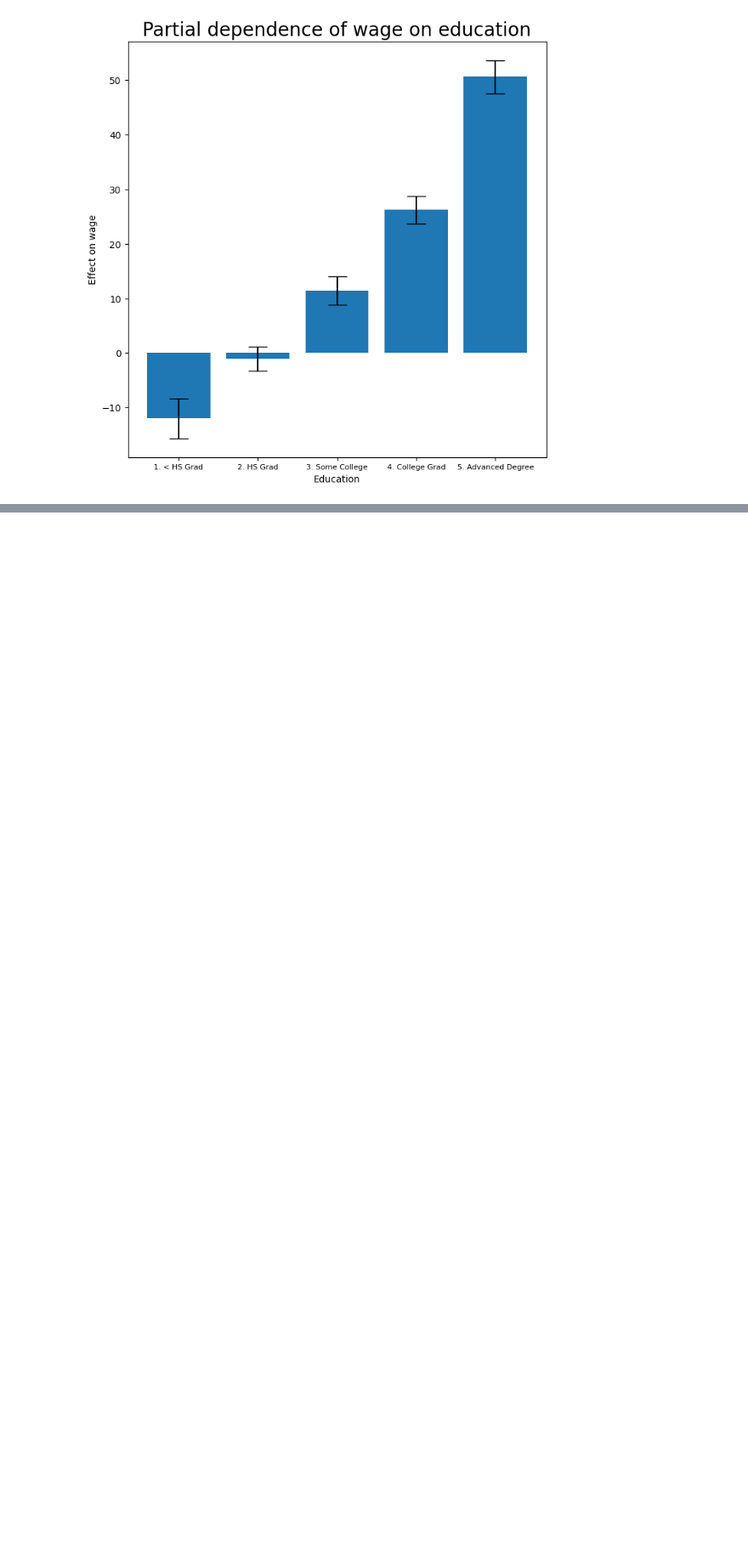
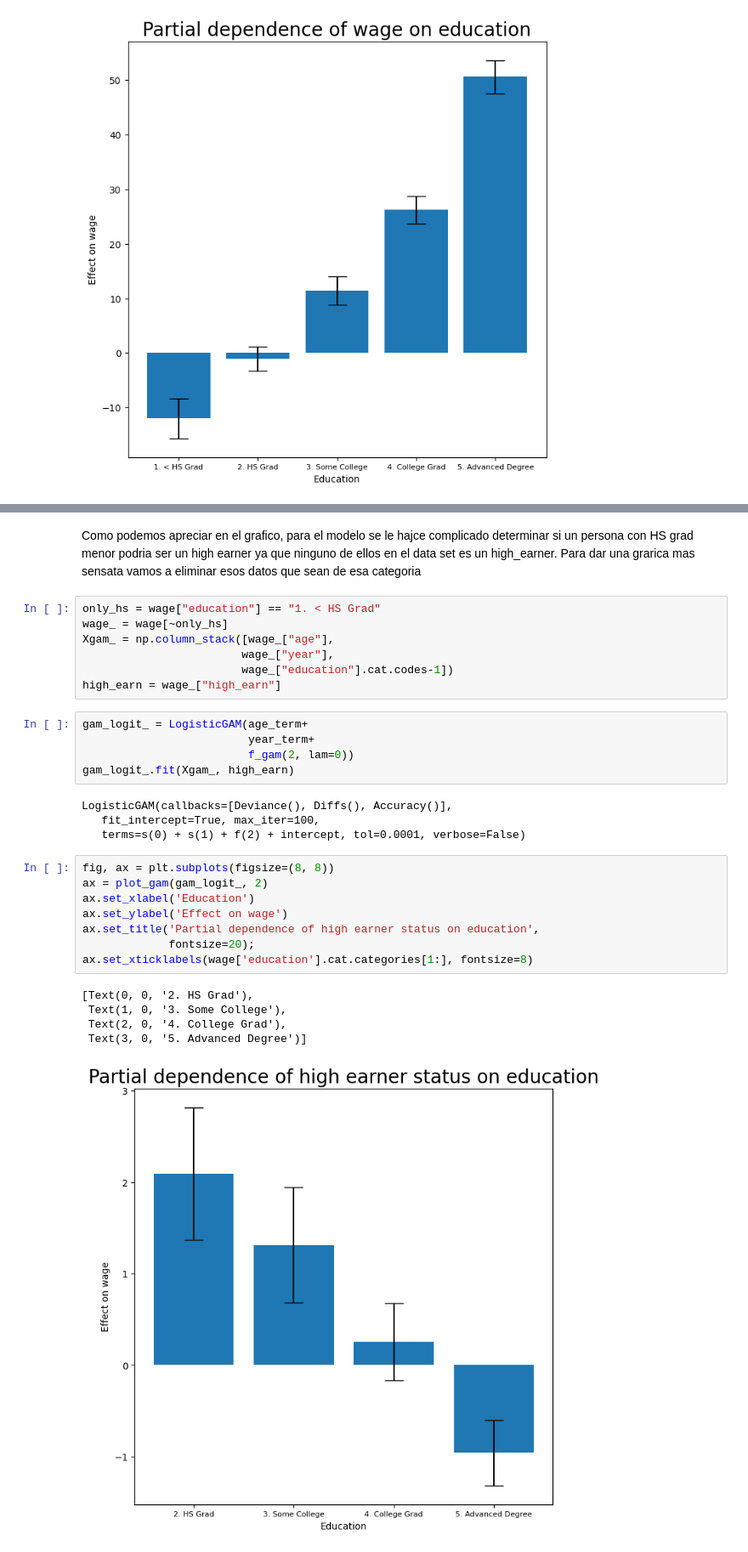
Before and after one commit to chuancao26/islp, a Jupyter notebook: LabNonLinearApproach.ipynb, the cells around one changed output, grey strips where cells are left out. Shown at 85% size. Cells and saved outputs as stored; diff of their text form; blank space fills up the shorter version.

```diff
--- a/LabNonLinearApproach.ipynb
+++ b/LabNonLinearApproach.ipynb
@@ -445,0 +532,32 @@ ax.set_xticklabels(wage['education'].cat.categories, fontsize=8);
+# %% [markdown]
+Como podemos apreciar en el grafico, para el modelo se le hajce complicado determinar si un persona con HS grad menor podria ser un high earner ya que ninguno de ellos en el data set es un high_earner. Para dar una grarica mas sensata vamos a eliminar esos datos que sean de esa categoria
+# %%
+only_hs = wage["education"] == "1. < HS Grad"
+wage_ = wage[~only_hs]
+Xgam_ = np.column_stack([wage_["age"],
+                        wage_["year"],
+                        wage_["education"].cat.codes-1])
+high_earn = wage_["high_earn"]
+# %%
+gam_logit_ = LogisticGAM(age_term+
+                         year_term+
+                         f_gam(2, lam=0))
+gam_logit_.fit(Xgam_, high_earn)
+# %% [output]
+LogisticGAM(callbacks=[Deviance(), Diffs(), Accuracy()],
+   fit_intercept=True, max_iter=100,
+   terms=s(0) + s(1) + f(2) + intercept, tol=0.0001, verbose=False)
+# %%
+fig, ax = plt.subplots(figsize=(8, 8))
+ax = plot_gam(gam_logit_, 2)
+ax.set_xlabel('Education')
+ax.set_ylabel('Effect on wage')
+ax.set_title('Partial dependence of high earner status on education',
+             fontsize=20);
+ax.set_xticklabels(wage['education'].cat.categories[1:], fontsize=8)
+# %% [output]
+[Text(0, 0, '2. HS Grad'),
+ Text(1, 0, '3. Some College'),
+ Text(2, 0, '4. College Grad'),
+ Text(3, 0, '5. Advanced Degree')]
+[figure, added]
```
Also changed, not shown: parts of 17 cells of this notebook.
